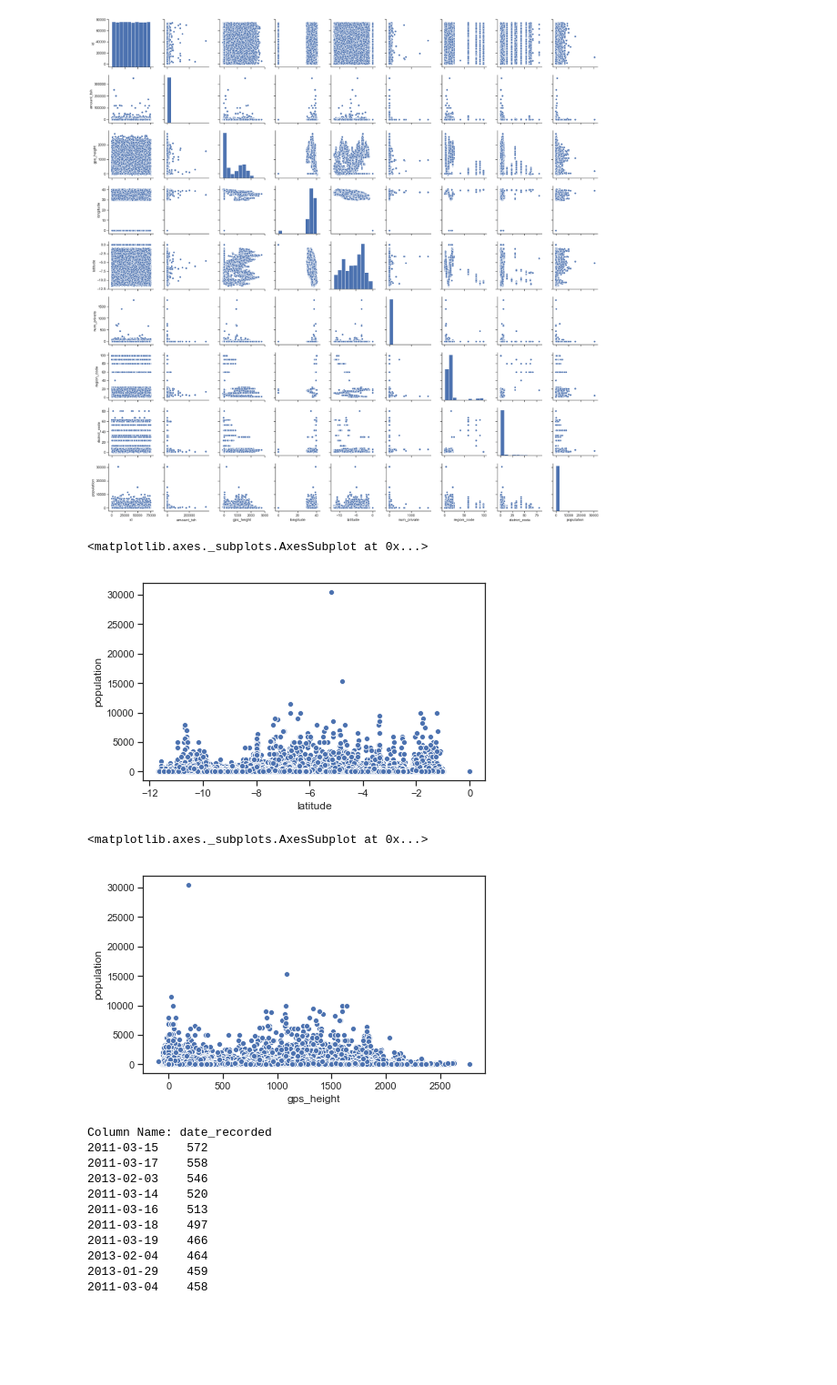
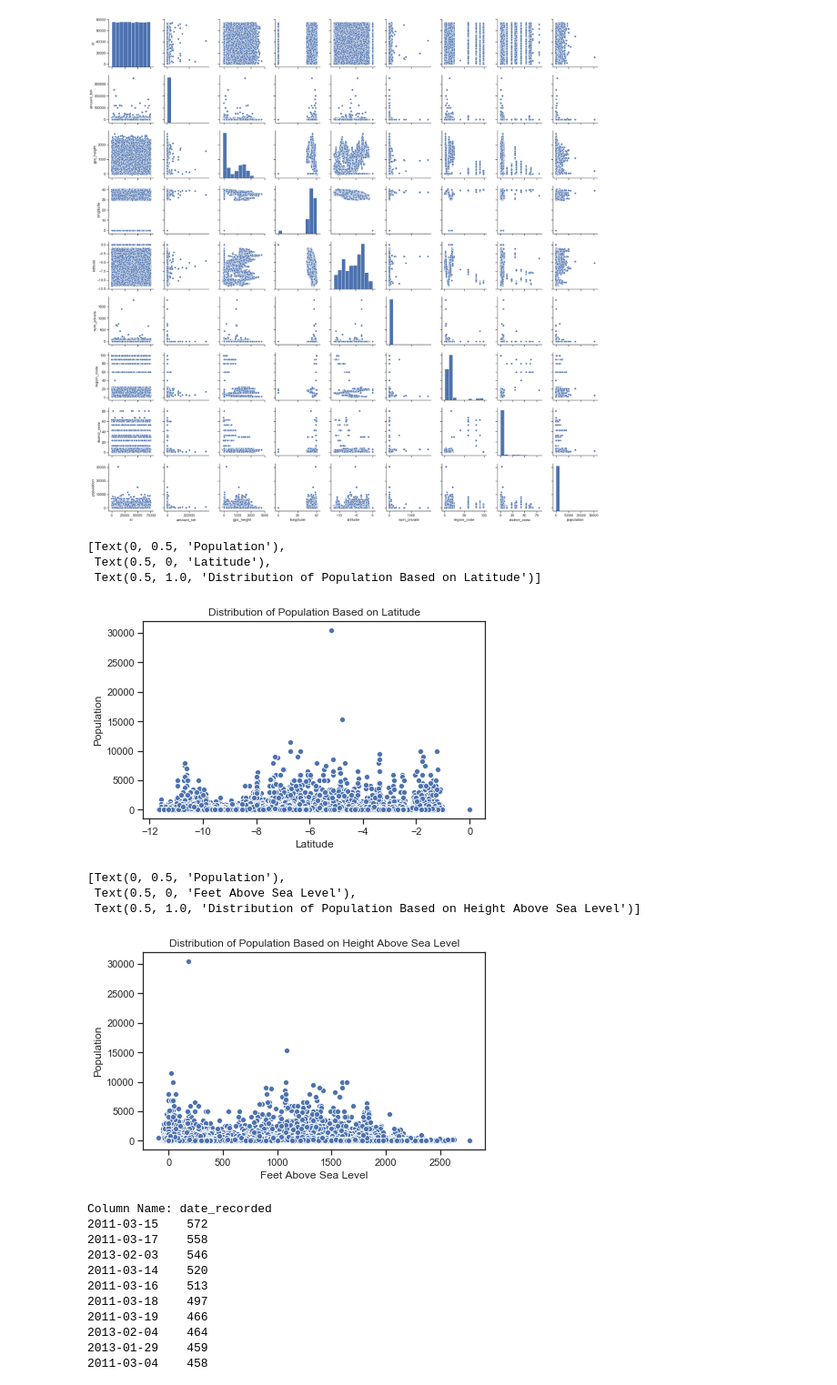
Before and after one commit to Andrew-Carl/Pump-it-Up-Data-Mining-the-Tanzania-Water-Table, a Jupyter notebook: Exploratory Data Analysis .ipynb, the cells around one changed output. Shown at 91% size. Drawn from its saved outputs; the diff is of its cells as text; code cells hidden in the pictures; blank space fills up the shorter version.

```diff
--- a/Exploratory Data Analysis .ipynb
+++ b/Exploratory Data Analysis .ipynb
@@ -20,18 +20,29 @@ g = sns.pairplot(df_train)
 [figure]
 # %%
 # Scatter Plot of Population compared to Latitude.
+
 sns.set(style="ticks", color_codes=True)
-sns.scatterplot(df_train['latitude'], df_train['population'])
+ax = sns.scatterplot(df_train['latitude'], df_train['population'])
+ax.set(ylabel='Population',
+       xlabel='Latitude',
+       title='Distribution of Population Based on Latitude')
 # %% [output]
-<matplotlib.axes._subplots.AxesSubplot at 0x...>
+[Text(0, 0.5, 'Population'),
+ Text(0.5, 0, 'Latitude'),
+ Text(0.5, 1.0, 'Distribution of Population Based on Latitude')]
-[figure, old version]
+[figure, new version]
 # %%
 # Scatter Plot of Population compared to Height above sea level.
 sns.set(style="ticks", color_codes=True)
-sns.scatterplot(df_train['gps_height'], df_train['population'])
+ax = sns.scatterplot(df_train['gps_height'], df_train['population'])
+ax.set(ylabel='Population',
+       xlabel='Feet Above Sea Level',
+       title='Distribution of Population Based on Height Above Sea Level')
 # %% [output]
-<matplotlib.axes._subplots.AxesSubplot at 0x...>
+[Text(0, 0.5, 'Population'),
+ Text(0.5, 0, 'Feet Above Sea Level'),
+ Text(0.5, 1.0, 'Distribution of Population Based on Height Above Sea Level')]
-[figure, old version]
+[figure, new version]
 # %%
 # Print the value counts for categorical columns
 for col in df_train.columns:
```
Also changed, not shown: 1 other file.
